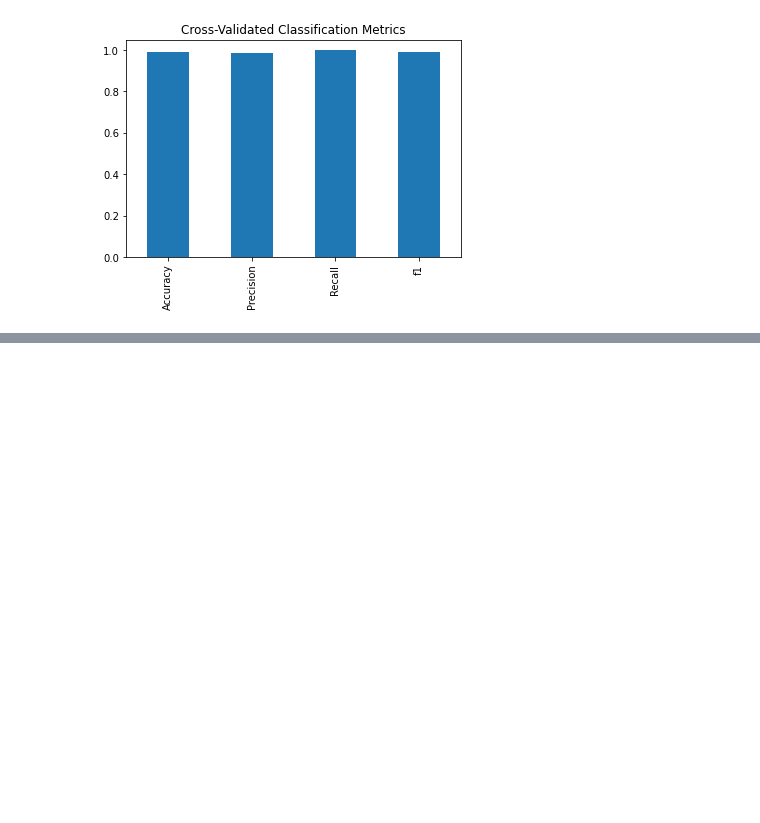
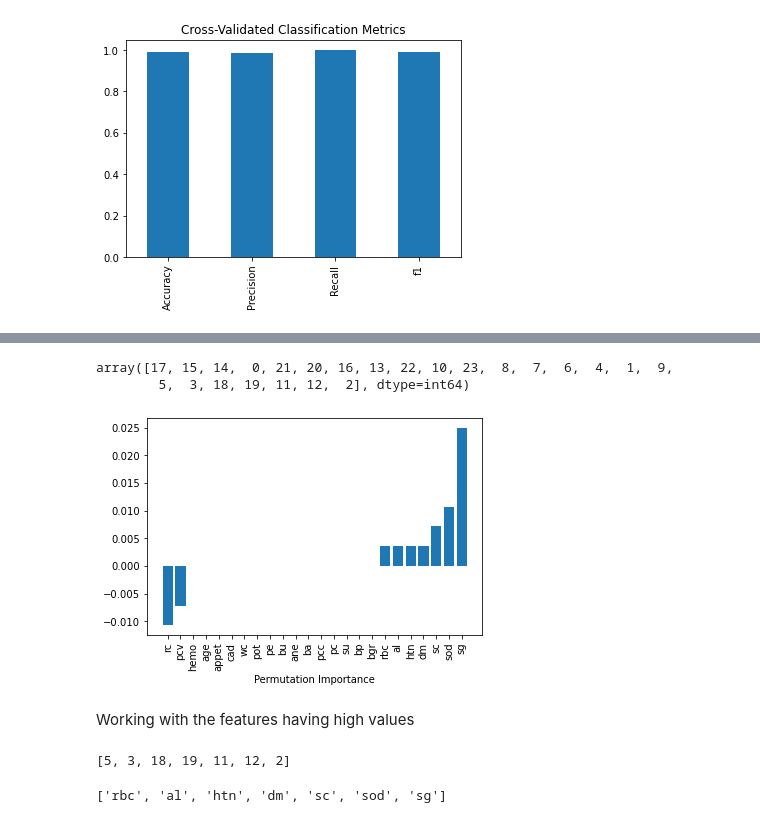
Before and after one commit to Tanishq-19/Chronic_Kidney_Disease_Predictor, a Jupyter notebook: Chronic-Kidney-Disease.ipynb, the cells around one changed output, grey strips where cells are left out. Cells and saved outputs as stored; diff of their text form; code cells hidden in the pictures; blank space fills up the shorter version.

```diff
--- a/Chronic-Kidney-Disease.ipynb
+++ b/Chronic-Kidney-Disease.ipynb
@@ -684,0 +719,8 @@ cv_metrics.T.plot.bar(title="Cross-Validated Classification Metrics",
+# %%
+# Importing the permutation feature impotance
+from sklearn.inspection import permutation_importance
+
+np.random.seed(42)
+
+perm_importance = permutation_importance(model, X_test, y_test)
+perm_importance
@@ -684,0 +745,16 @@ cv_metrics.T.plot.bar(title="Cross-Validated Classification Metrics",
+# %%
+sorted_idx = perm_importance.importances_mean.argsort()
+# %%
+sorted_idx
+# %% [output]
+array([17, 15, 14,  0, 21, 20, 16, 13, 22, 10, 23,  8,  7,  6,  4,  1,  9,
+        5,  3, 18, 19, 11, 12,  2], dtype=int64)
+# %%
+plt.bar(df.columns[sorted_idx], perm_importance.importances_mean[sorted_idx])
+plt.xlabel("Permutation Importance")
+
+plt.xticks(rotation=90);
+# %% [output]
+[figure, added]
+# %% [markdown]
+Working with the features having high values
@@ -684,0 +764,4 @@ cv_metrics.T.plot.bar(title="Cross-Validated Classification Metrics",
+# %%
+feature_reduced_index
+# %% [output]
+[5, 3, 18, 19, 11, 12, 2]
@@ -684,0 +771,4 @@ cv_metrics.T.plot.bar(title="Cross-Validated Classification Metrics",
+# %%
+features_reduced
+# %% [output]
+['rbc', 'al', 'htn', 'dm', 'sc', 'sod', 'sg']
```
Also changed, not shown: parts of 20 cells of this notebook.
